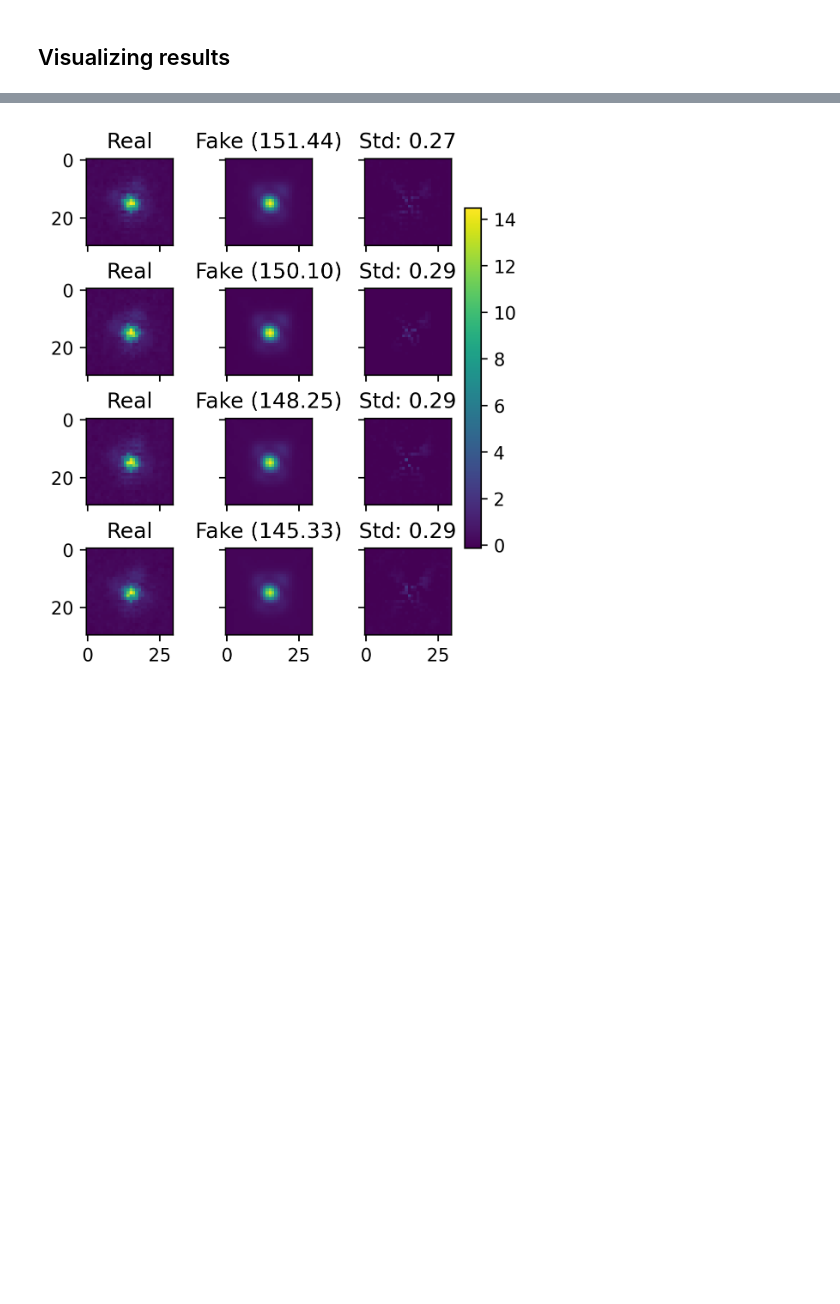
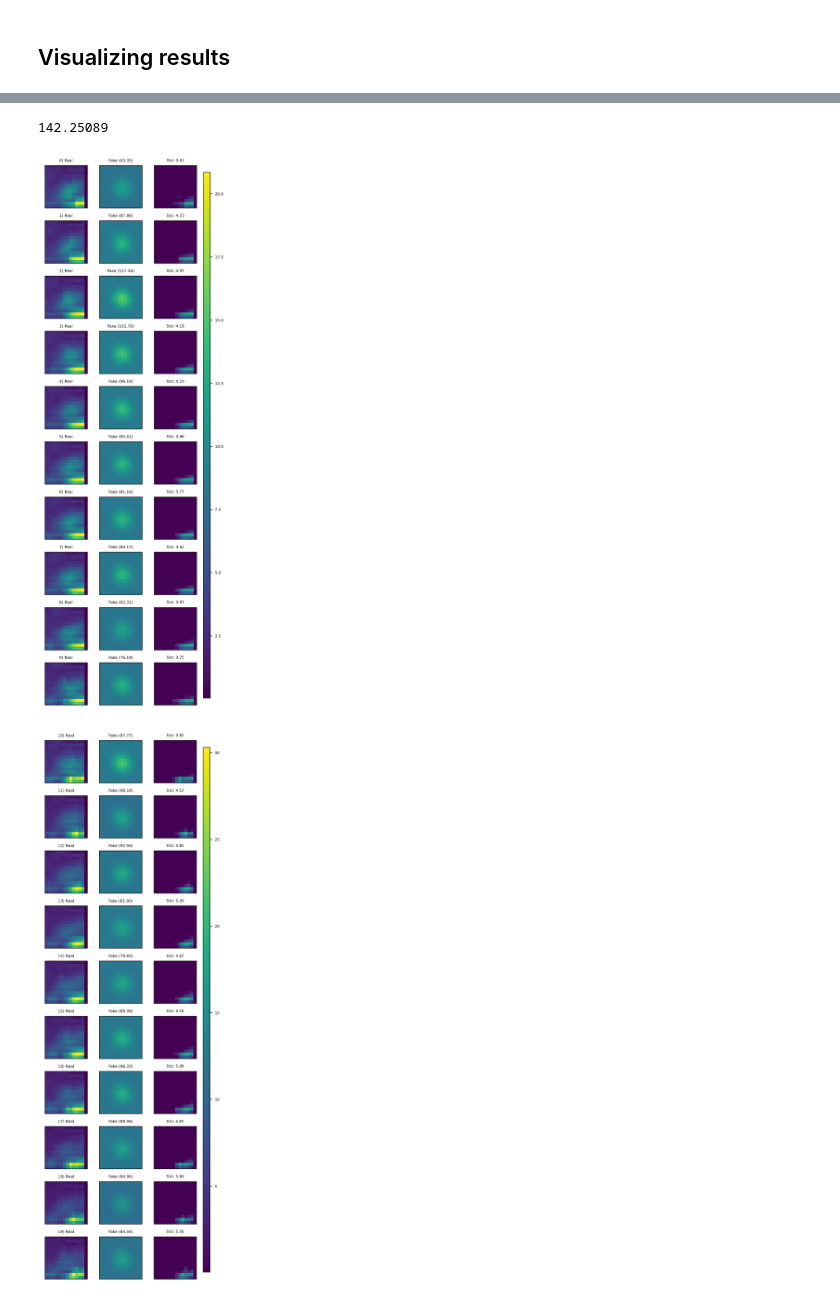
Before and after one commit to yemsnucleus/NEGFC, a Jupyter notebook: tutorial.ipynb, the cells around one changed output, grey strips where cells are left out. Saved outputs shown, nothing was run; the diff lists cells and outputs as text; code cells hidden in the pictures; blank space fills up the shorter version.

```diff
--- a/tutorial.ipynb
+++ b/tutorial.ipynb
@@ -35,7 +54,7 @@ If it is the first time we run the preprocess function, it will compute PCA+ADI
 # %% [markdown]
 We first filter our table to maintain only the coordinates we want to fit.
 # %%
-table = table[table['snr']>60.]
+table = table[table['snr']>3]
 table
 # %% [output]
 |  | x | y | flux | fwhm_mean | snr |
@@ -83,11 +100,12 @@ Wall time: 1min 18s
 # %%
-model_path = './logs/f_dhtau/model_1'
+index = 1
+model_path = f'./logs/{dataset_name}/model_{index}/'
 # %%
-fig, axes = plt.subplots(1, 2, figsize=(7, 3),
+fig, axes = plt.subplots(1, 3, figsize=(10, 3),
                          gridspec_kw={'hspace': 0, 'wspace': 0.4})
 
-ylabels = ['Residuals std', 'Predicted Flux']
-for i, metric in enumerate(['epoch_loss', 'epoch_flux']):
+ylabels = ['Residuals std', 'Predicted Flux', 'Noise']
+for i, metric in enumerate(['epoch_loss', 'epoch_flux', 'epoch_std']):
     train_metrics = get_metrics(f'{model_path}/logs/train/', show_keys=False, metric_name=metric)
 
     time = (train_metrics['wall_time'].values -train_metrics['wall_time'].values[0])
@@ -99,6 +117,6 @@ for i, metric in enumerate(['epoch_loss', 'epoch_flux']):
 # %%
 from core.engine import inference_step
 # %%
-fake_comp, real_comp, fluxes = inference_step(cube, psf, table.iloc[1]['x'], table.iloc[1]['y'],
-                          model_path=model_path, window_size=30)
+fake_comp, real_comp, fluxes = inference_step(cube, psf_filtered, table.iloc[index-1]['x'], table.iloc[index-1]['y'],
+                                              model_path=model_path, window_size=window_size)
 # %% [output]
@@ -106,0 +126,4 @@ input shape:  (None, 80, 30, 30, 1)
+# %%
+np.mean(fluxes)
+# %% [output]
+142.25089
@@ -107,21 +132,38 @@ input shape:  (None, 80, 30, 30, 1)
 # %%
-Ntotal = 4
-fig, axes = plt.subplots(Ntotal, 3, dpi=300, sharex=True, sharey=True,
-                        gridspec_kw={'hspace': 0.5, 'wspace': -0.5})
+Ntotal = 10
+fs = 6
+pivots = np.arange(0, fake_comp.shape[0], Ntotal)
 
-for N in range(Ntotal):
+os.makedirs(os.path.join(model_path, 'results'), exist_ok=True)
+for start in pivots:
 
-    axes[N][0].imshow(real_comp[N], vmin=real_comp[N].min(), vmax=real_comp[N].max())
-    axes[N][0].set_title('Real')
-    axes[N][1].imshow(fake_comp[N], vmin=real_comp[N].min(), vmax=real_comp[N].max())
-    axes[N][1].set_title('Fake ({:.2f})'.format(fluxes[N]))
-    im = axes[N][2].imshow(fake_comp[N] - real_comp[N], vmin=real_comp[N].min(), vmax=real_comp[N].max())
+    fig, axes = plt.subplots(Ntotal, 3, dpi=300, figsize=(15, 15),sharex=True, sharey=True,
+                            gridspec_kw={'hspace': 0.3, 'wspace': -0.85})
 
-    axes[N][2].set_title('Std: {:.2f}'.format(np.std(fake_comp[N] - real_comp[N])))
 
-fig.subplots_adjust(right=0.8)
-cbar_ax = fig.add_axes([0.70, 0.25, 0.02, 0.55])
-fig.colorbar(im, cax=cbar_ax)
-plt.show()
+    for i, N in enumerate(range(start, start+Ntotal)):
+
+        vmin = real_comp[N].min()
+        vmax = real_comp[N].max()
+
+        axes[i][0].imshow(real_comp[N], vmin=vmin, vmax=vmax)
+        axes[i][0].set_title(f'{N}) Real', fontsize=fs)
+
+        axes[i][1].imshow(fake_comp[N], vmin=vmin, vmax=vmax)
+        axes[i][1].set_title('Fake ({:.2f})'.format(fluxes[N]), fontsize=fs)
+
+        residuals = real_comp[N]-fake_comp[N]
+        im = axes[i][2].imshow(residuals, vmin=vmin, vmax=vmax)
+        axes[i][2].set_title('Std: {:.2f}'.format(np.std(residuals)), fontsize=fs)
+
+        axes[i][0].set_xticks([])
+        axes[i][0].set_yticks([])
+
+    fig.subplots_adjust(right=0.8)
+    cbar_ax = fig.add_axes([0.58, 0.12, 0.01, 0.75])
+    cbar_ax.tick_params(labelsize=fs)
+    fig.colorbar(im, cax=cbar_ax)
+    fig.savefig(os.path.join(model_path, 'results', f'{start}.pdf'), format='pdf', bbox_inches='tight')
 # %% [output]
-[figure, old version]
+[figure, new version]
+[figure, added]
```
Also changed, not shown: parts of 11 cells of this notebook, 4 other files.
